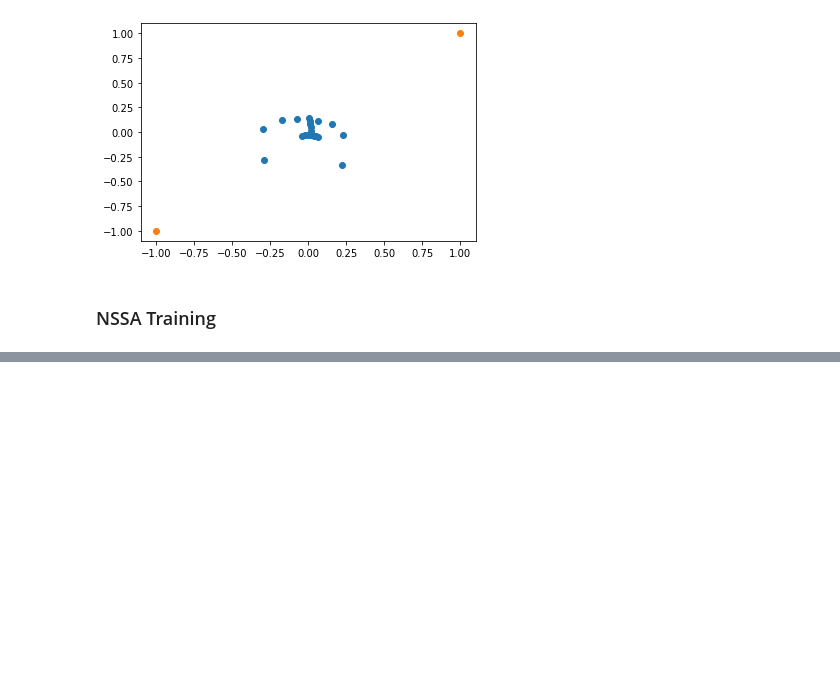
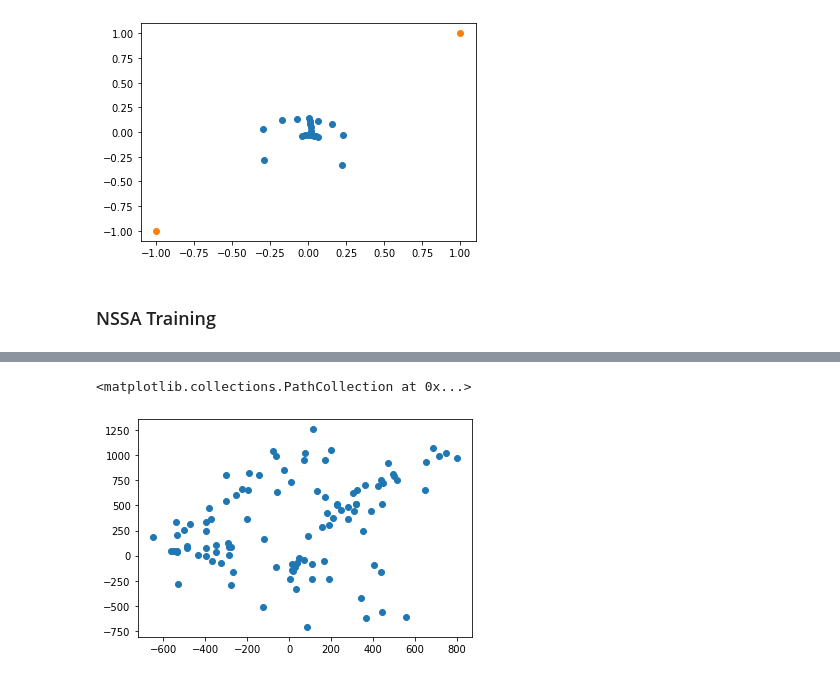
Before and after one commit to EvanSamaa/Motion_Paint, a Jupyter notebook: facial_landmarks_py/Facial normalization test.ipynb, the cells around one changed output, grey strips where cells are left out. Drawn from its saved outputs; the diff is of its cells as text; code cells hidden in the pictures; blank space fills up the shorter version.

```diff
--- a/facial_landmarks_py/Facial normalization test.ipynb
+++ b/facial_landmarks_py/Facial normalization test.ipynb
@@ -663,0 +632,25 @@ Z = iterativeNormalization(Y, Y[0], staticLandmarkIndices, staticLandmarkIndices
+# %%
+# noisy signal Y
+Y = data[t_segment[0]:t_segment[1]]
+# center Y around mean
+Y = Y - Y.mean(axis=1, keepdims=True)
+# compute shape Z
+Z = iterativeNormalization(Y, Y[0], staticLandmarkIndices, staticLandmarkIndices)
+Z = Z[:, keypointIndicies, 0:2] # dimensional reduction to keep only key points, and 2 Dimensions
+# reshape Z
+T, N, k = Z.shape
+# centering matrix C:
+C = np.eye(N*k) - (np.ones((N*k, 1)) @ np.ones((1, N*k)))/N/k
+Z_flat = Z.reshape(T, N*k, 1)
+Z_flat = np.expand_dims(C, axis=0) @ Z_flat
+Z_flat = Z_flat / np.linalg.norm(Z_flat, axis=1, keepdims=True)
+V_flat = np.zeros(Z_flat.shape) # tangent space coordinate
+c_flat = np.zeros(Z_flat.shape) #
+
+# compute vt
+for i in range(1, T):
+    V_flat[i] = (np.eye(N*k) - Z_flat[i-1] @ Z_flat[i-1].T) @ Z_flat[i]
+    # obtain the basis matrix
+    T_z_im1 = (np.eye(N*k) - Z_flat[i-1] @ Z_flat[i-1].T) @ C
+    U, _, _ = np.linalg.svd(T_z_im1)
+    c_flat[i] = U.T @ Z_flat[i]
@@ -663,0 +676,9 @@ Z = iterativeNormalization(Y, Y[0], staticLandmarkIndices, staticLandmarkIndices
+# %%
+# compute learned AutoRegression matrix parameters
+V_flat_outer = V_flat  @ V_flat.transpose((0, 2, 1))
+cov_v = 1.0/(T-1) * (V_flat_outer[1:].sum(axis=0))
+R_v =  1.0/(T-2) * (V_flat[2:] @ V_flat[1:-1].transpose((0, 2, 1))).sum(axis=0)
+A = R_v @ np.linalg.inv(cov_v)
+print(A)
+temp = V_flat[2:] - np.expand_dims(A, 0) @ V_flat[1:-1]
+cov_n = 1.0/(T-2) * (temp @ temp.transpose((0, 2, 1))).sum(axis=0)
@@ -663,0 +800,7 @@ Z = iterativeNormalization(Y, Y[0], staticLandmarkIndices, staticLandmarkIndices
+# %%
+Z_new = Z_state.reshape(Z.shape)
+i = 3
+plt.scatter(Z_new[i, :, 0], -Z_new[i, :, 1])
+# %% [output]
+<matplotlib.collections.PathCollection at 0x...>
+[figure, added]
```
Also changed, not shown: parts of 16 cells of this notebook, 3 other files.
